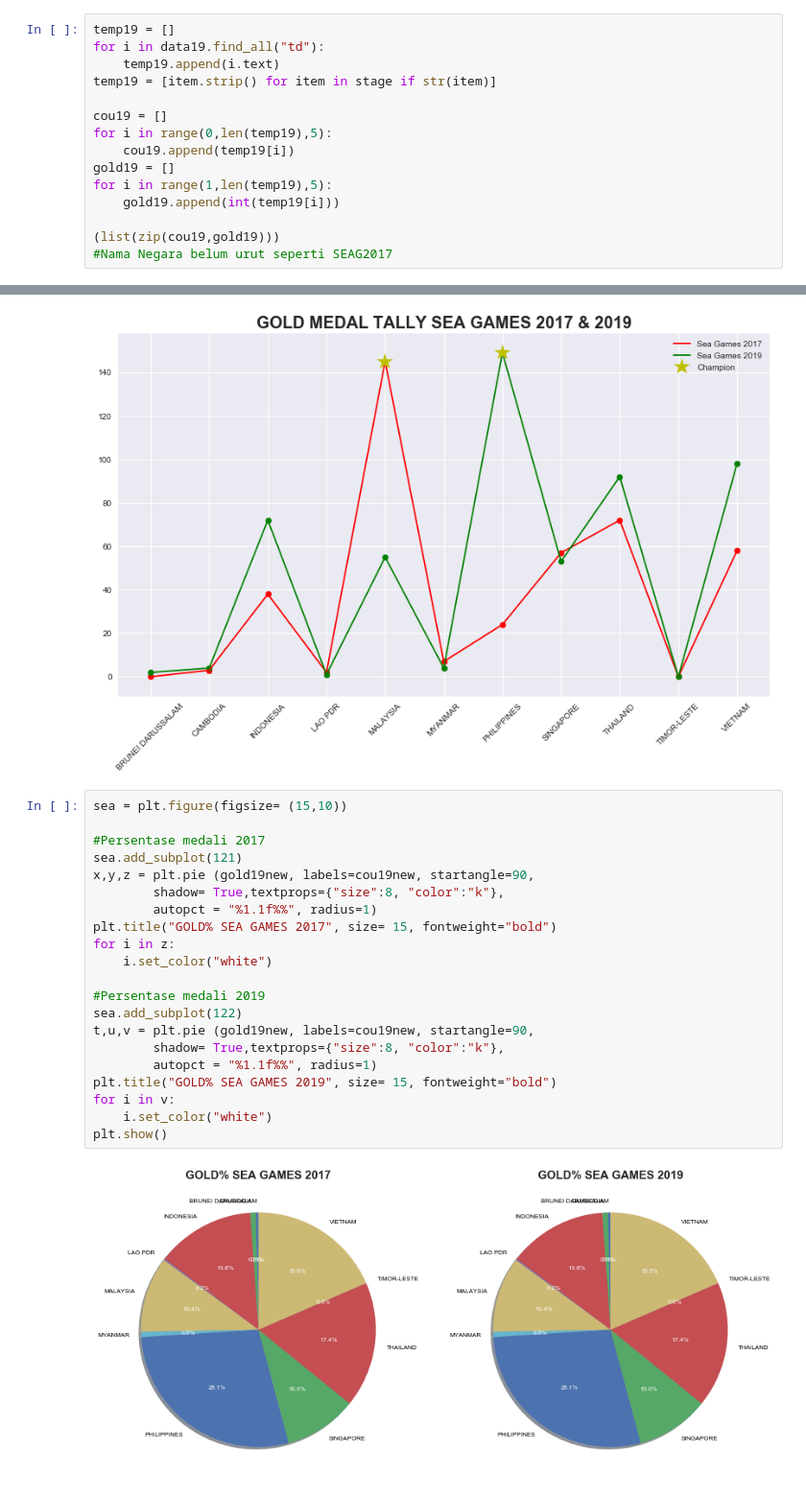
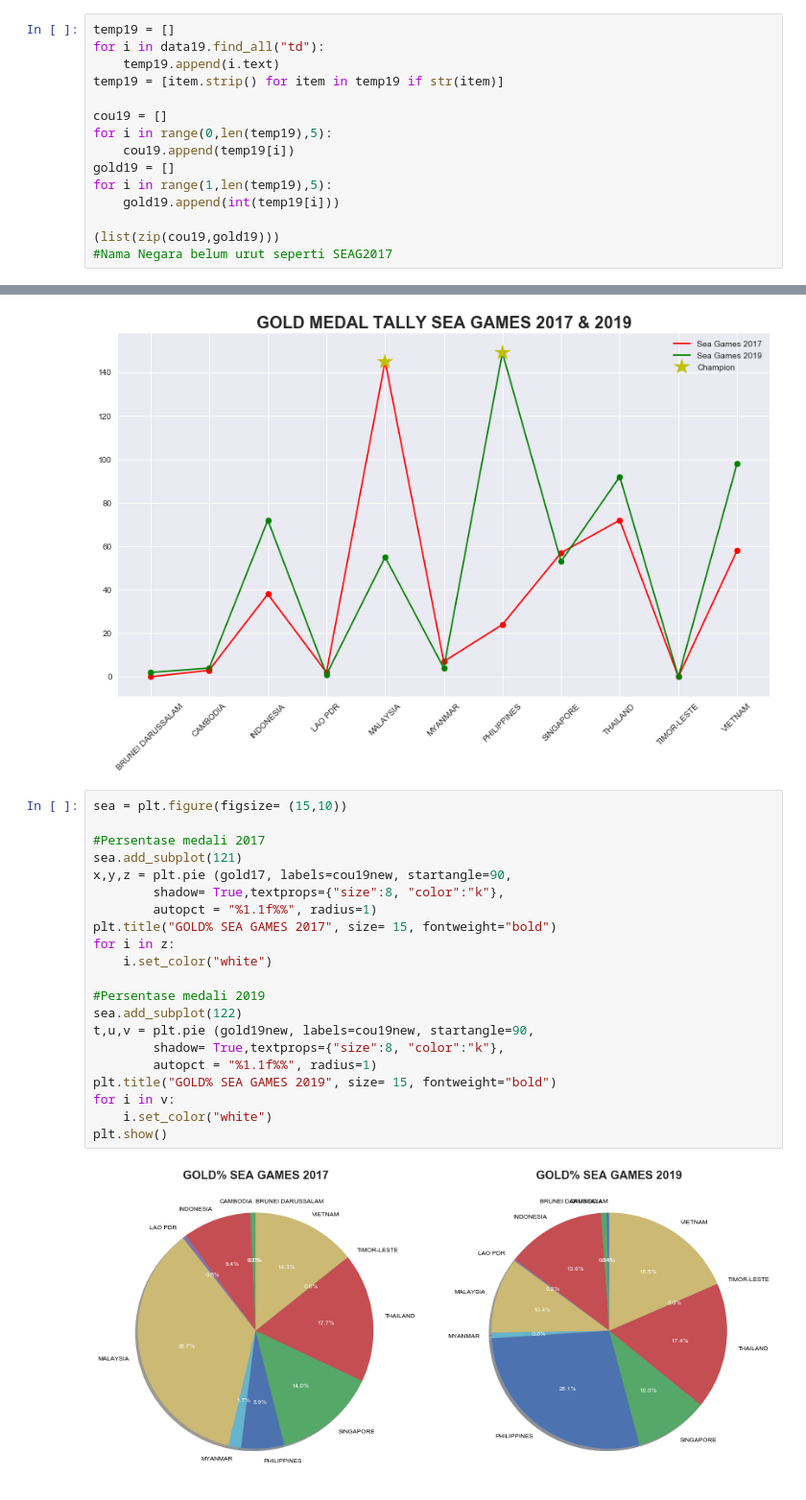
Before and after one commit to apeuta/SEA_games, a Jupyter notebook: SEAGAMES.ipynb, the cells around one changed output, grey strips where cells are left out. Shown: that part at 96% size. Cells and saved outputs as stored; diff of their text form.

```diff
--- a/SEAGAMES.ipynb
+++ b/SEAGAMES.ipynb
@@ -39,7 +39,7 @@ for i in range(2,len(temp17)//2,6):
 temp19 = []
 for i in data19.find_all("td"):
     temp19.append(i.text)
-temp19 = [item.strip() for item in stage if str(item)]
+temp19 = [item.strip() for item in temp19 if str(item)]
 
 cou19 = []
 for i in range(0,len(temp19),5):
@@ -114,23 +114,23 @@ plt.show()
 # %%
 sea = plt.figure(figsize= (15,10))
 
 #Persentase medali 2017
 sea.add_subplot(121)
-x,y,z = plt.pie (gold19new, labels=cou19new, startangle=90,
+x,y,z = plt.pie (gold17, labels=cou19new, startangle=90,
         shadow= True,textprops={"size":8, "color":"k"},
         autopct = "%1.1f%%", radius=1)
 plt.title("GOLD% SEA GAMES 2017", size= 15, fontweight="bold")
 for i in z:
     i.set_color("white")
 
 #Persentase medali 2019
 sea.add_subplot(122)
 t,u,v = plt.pie (gold19new, labels=cou19new, startangle=90,
         shadow= True,textprops={"size":8, "color":"k"},
         autopct = "%1.1f%%", radius=1)
 plt.title("GOLD% SEA GAMES 2019", size= 15, fontweight="bold")
 for i in v:
     i.set_color("white")
 plt.show()
 # %% [output]
-[figure, old version]
+[figure, new version]
```
